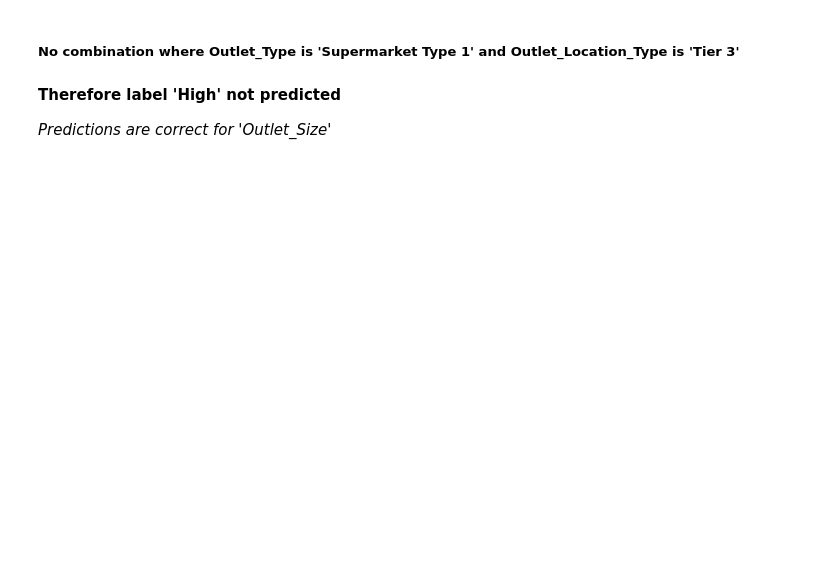
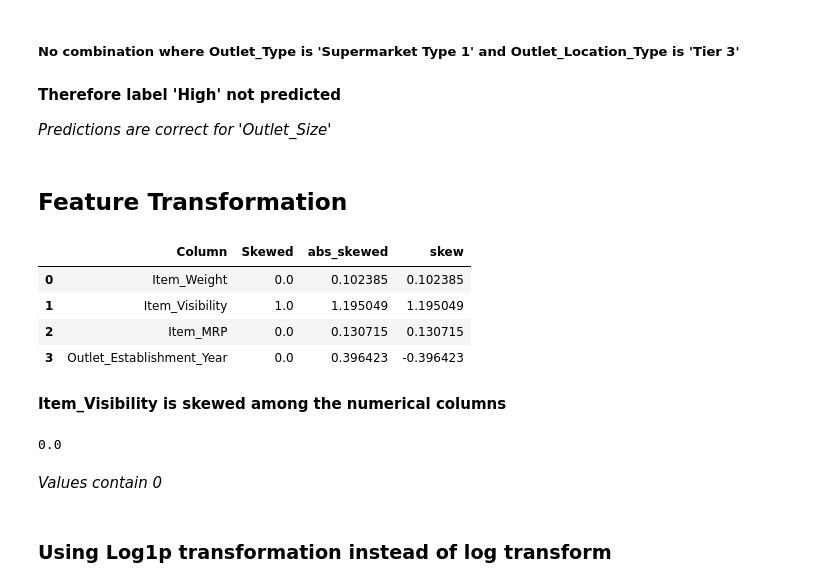
Before and after one commit to Ganesh4693/Sales-Prediction, a Jupyter notebook: Sales-Prediction.ipynb, the cells around one changed output. Drawn from its saved outputs; the diff is of its cells as text; code cells hidden in the pictures; blank space fills up the shorter version.

```diff
--- a/Sales-Prediction.ipynb
+++ b/Sales-Prediction.ipynb
@@ -346,9 +362,9 @@ Outlet_Size_X=data3[Outlet_cols].drop('Outlet_Size',axis=1)
 # %%
 Outlet_Size_X=pd.get_dummies(Outlet_Size_X,drop_first=True)
 # %%
-Outlet_Size_X_train=Outlet_Size_X[data3['Outlet_Size'].notna()]
-Outlet_Size_X_test=Outlet_Size_X[data3['Outlet_Size'].isna()]
-Outlet_Size_y_train=data3.loc[data3['Outlet_Size'].notna(),'Outlet_Size']
+Outlet_Size_X_train=Outlet_Size_X[data4['Outlet_Size'].notna()]
+Outlet_Size_X_test=Outlet_Size_X[data4['Outlet_Size'].isna()]
+Outlet_Size_y_train=data4.loc[data4['Outlet_Size'].notna(),'Outlet_Size']
 # %%
 ranfr=RandomForestClassifier(200)
 ranfr.fit(Outlet_Size_X_train,Outlet_Size_y_train)
@@ -492,3 +507,30 @@ plt.legend(loc='upper left')
 **Therefore label 'High' not predicted**
 
 *Predictions are correct for 'Outlet_Size'*
+# %% [markdown]
+## Feature Transformation
+# %%
+data5=data4.copy()
+# %%
+skew_df=pd.DataFrame()
+for col in data5.select_dtypes(np.number):
+    skew=scipy.stats.skew(data5[col])
+    skew_df=skew_df.append({'Column':col,'skew':skew,'abs_skewed':abs(skew),'Skewed':abs(skew)>0.5},ignore_index=True)
+# %%
+skew_df
+# %% [output]
+|  | Column | Skewed | abs_skewed | skew |
+| 0 | Item_Weight | 0.0 | 0.102385 | 0.102385 |
+| 1 | Item_Visibility | 1.0 | 1.195049 | 1.195049 |
+| 2 | Item_MRP | 0.0 | 0.130715 | 0.130715 |
+| 3 | Outlet_Establishment_Year | 0.0 | 0.396423 | -0.396423 |
+# %% [markdown]
+**Item_Visibility is skewed among the numerical columns**
+# %%
+data5.Item_Visibility.min()
+# %% [output]
+0.0
+# %% [markdown]
+*Values contain 0*
+# %% [markdown]
+### Using Log1p transformation instead of log transform
```
Also changed, not shown: parts of 92 cells of this notebook.
